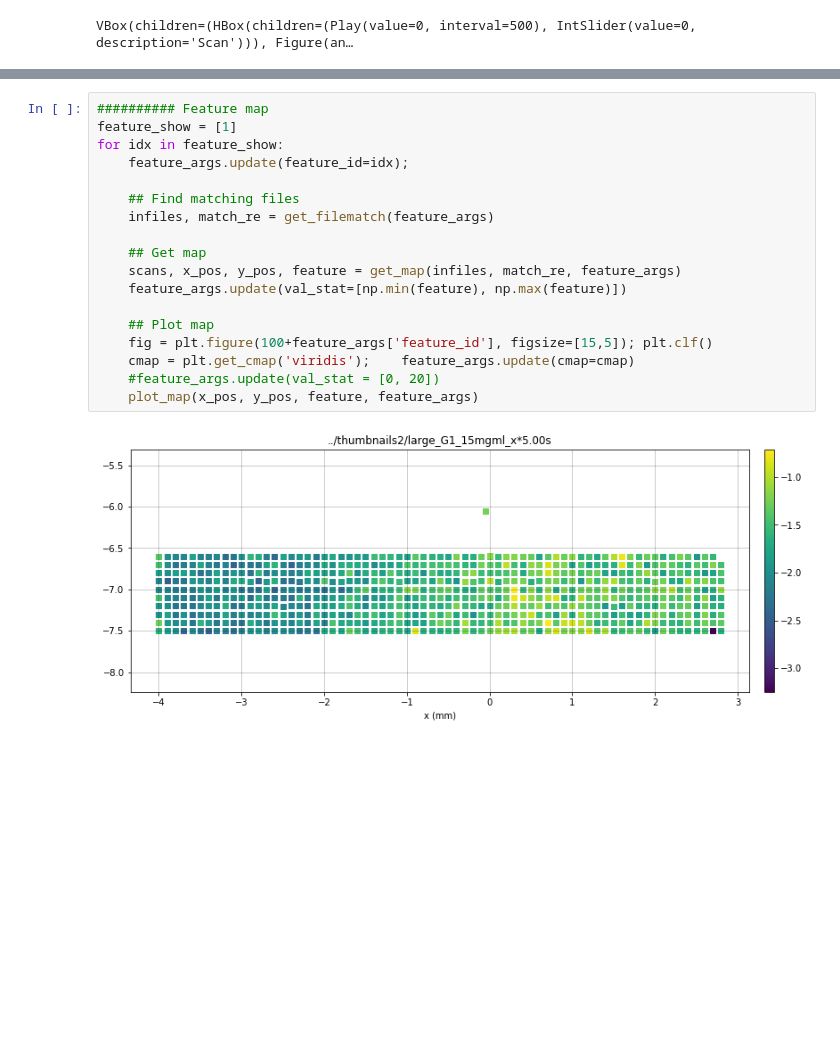
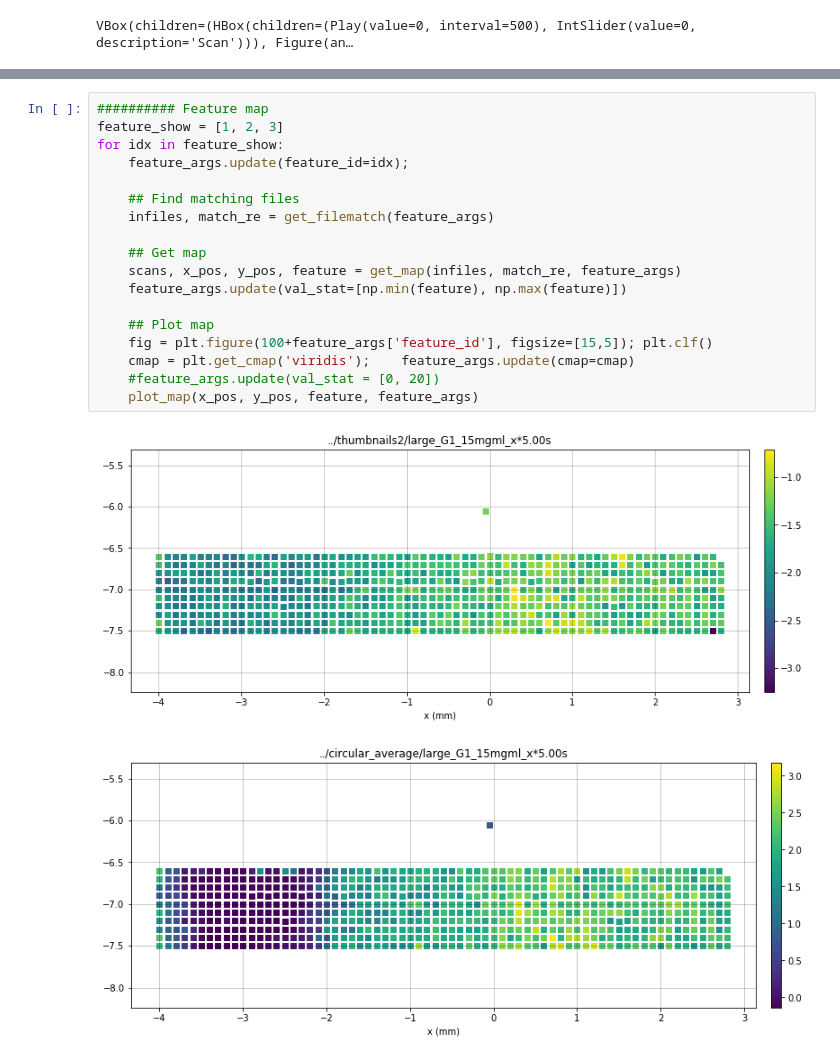
Before and after one commit to CFN-softbio/SciAnalysis, a Jupyter notebook: examples/analysis_plot/dashboard.ipynb, the cells around one changed output, grey strips where cells are left out. Cells and saved outputs as stored; diff of their text form; blank space fills up the shorter version.

```diff
--- a/examples/analysis_plot/dashboard.ipynb
+++ b/examples/analysis_plot/dashboard.ipynb
@@ -120,20 +121,21 @@ interactive(children=(IntSlider(value=348, description='scan', max=697), Output(
 # %%
 ########## Feature map
-feature_show = [1]
+feature_show = [1, 2, 3]
 for idx in feature_show:
     feature_args.update(feature_id=idx);
 
     ## Find matching files
     infiles, match_re = get_filematch(feature_args)
 
     ## Get map
     scans, x_pos, y_pos, feature = get_map(infiles, match_re, feature_args)
     feature_args.update(val_stat=[np.min(feature), np.max(feature)])
 
     ## Plot map
     fig = plt.figure(100+feature_args['feature_id'], figsize=[15,5]); plt.clf()
     cmap = plt.get_cmap('viridis');    feature_args.update(cmap=cmap)
     #feature_args.update(val_stat = [0, 20])
     plot_map(x_pos, y_pos, feature, feature_args)
 # %% [output]
 [figure]
+[figure, added]
```
Also changed, not shown: parts of 5 cells of this notebook, 3 other files.
